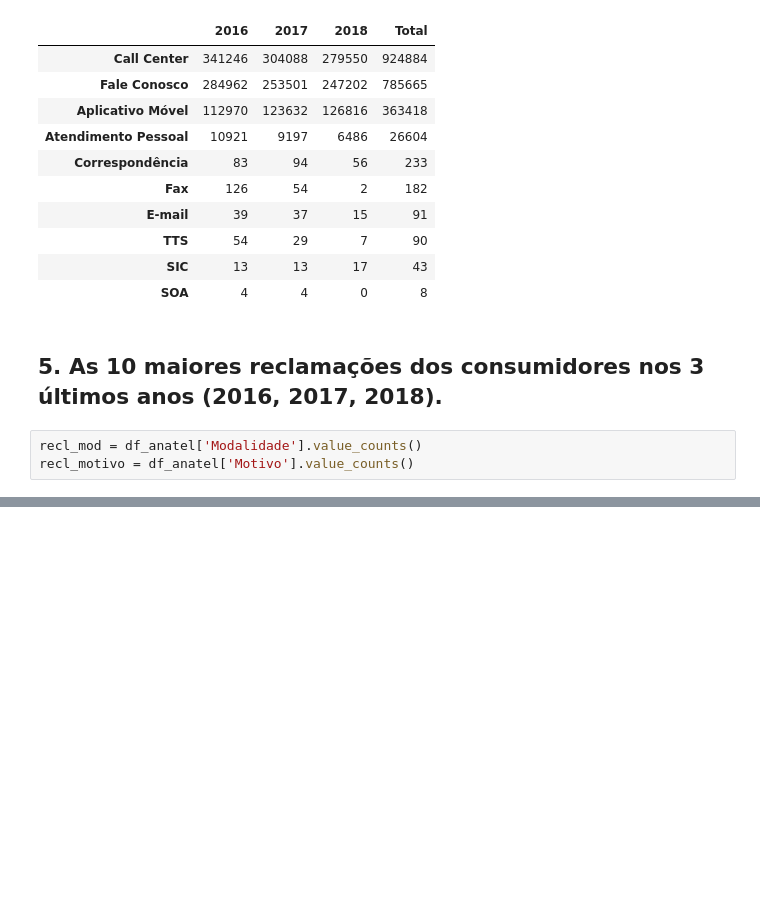
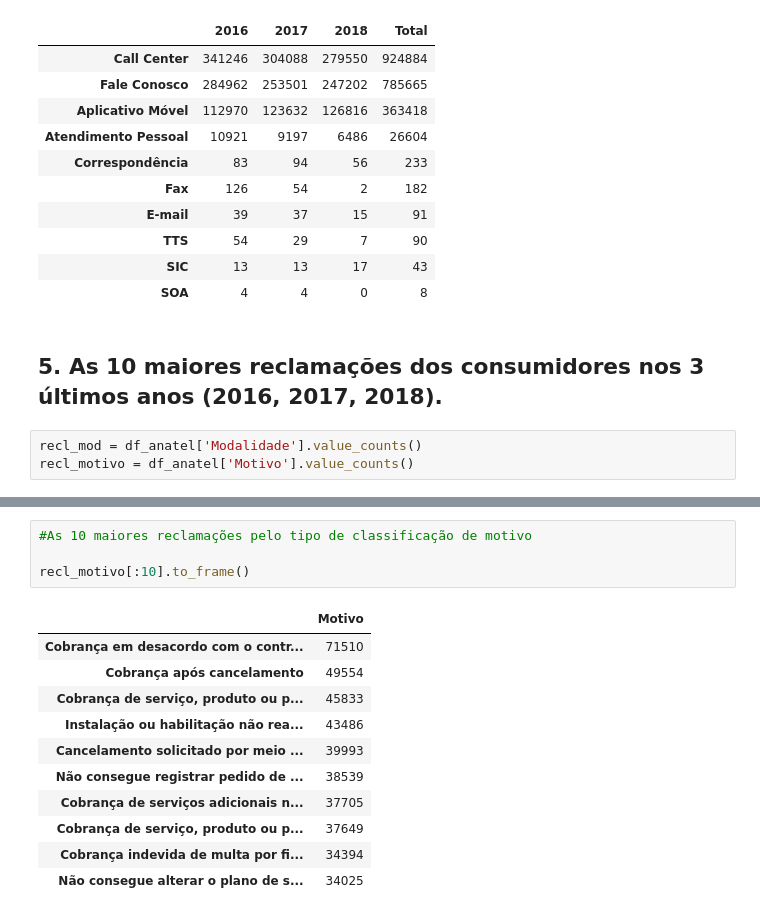
Before and after one commit to Rafaelcvo/dataset_anatel_pos, a Jupyter notebook: anatel.ipynb, the cells around one changed output, grey strips where cells are left out. Cells and saved outputs as stored; diff of their text form; blank space fills up the shorter version.

```diff
--- a/anatel.ipynb
+++ b/anatel.ipynb
@@ -278,0 +286,16 @@ Name: Motivo, dtype: int64
+# %%
+#As 10 maiores reclamações pelo tipo de classificação de motivo
+
+recl_motivo[:10].to_frame()
+# %% [output]
+|  | Motivo |
+| Cobrança em desacordo com o contr... | 71510 |
+| Cobrança após cancelamento | 49554 |
+| Cobrança de serviço, produto ou p... | 45833 |
+| Instalação ou habilitação não rea... | 43486 |
+| Cancelamento solicitado por meio ... | 39993 |
+| Não consegue registrar pedido de ... | 38539 |
+| Cobrança de serviços adicionais n... | 37705 |
+| Cobrança de serviço, produto ou p... | 37649 |
+| Cobrança indevida de multa por fi... | 34394 |
+| Não consegue alterar o plano de s... | 34025 |
```
Also changed, not shown: parts of 8 cells of this notebook.
